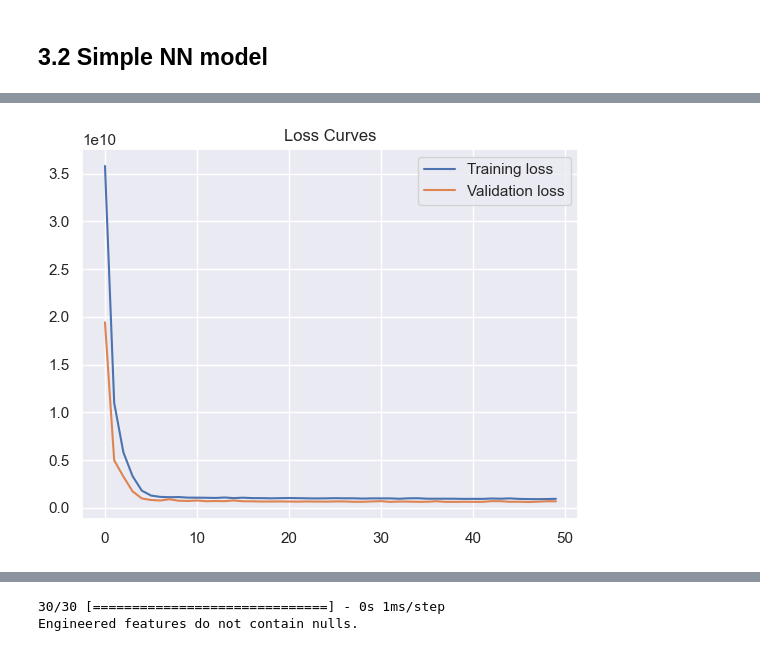
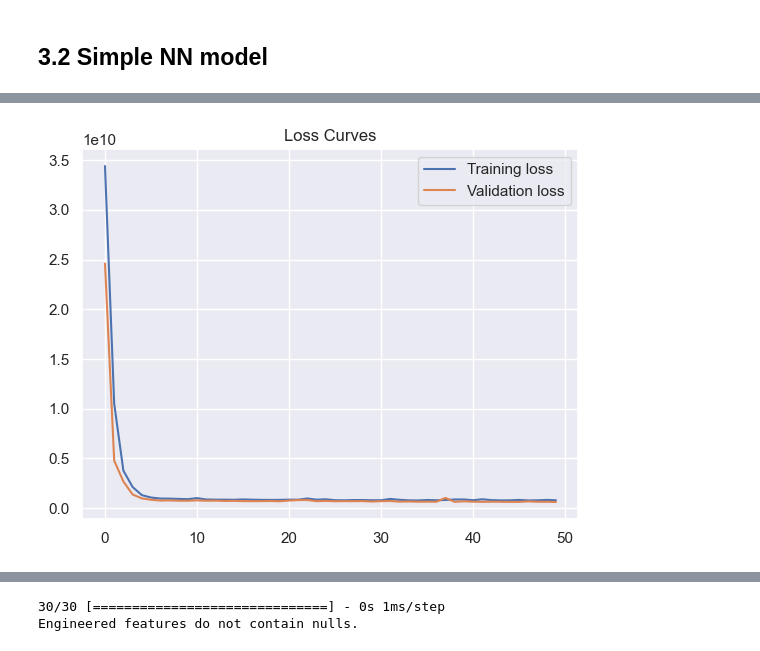
Before and after one commit to VasiliiOptimist/ml_house_prices, a Jupyter notebook: test.ipynb, the cells around one changed output, grey strips where cells are left out. Saved outputs shown, nothing was run; the diff lists cells and outputs as text; code cells hidden in the pictures.

```diff
--- a/test.ipynb
+++ b/test.ipynb
@@ -236,3 +282,10 @@ features.remove("TotRmsAbvGrd")
+# %%
+df.drop(
+    df.loc[(df["LotArea"] > 60000) & (~df["SalePrice"].isnull()), "LotArea"].index,
+    inplace=True,
+)
+
+df.loc[(df["LotArea"] > 23000), "LotArea"] = 23000
 # %% [markdown]
 <a id="2"></a>
 
@@ -273,6 +390,13 @@ for col in features[:-1]:
 # %%
-power = preprocessing.PowerTransformer()
-for_tranfrom = ["TotalBsmtSF", "1stFlrSF", "GrLivArea", "GarageArea"]
+power = preprocessing.PowerTransformer(standardize=False)
+for_tranfrom = [
+    "TotalBsmtSF",
+    "1stFlrSF",
+    "GrLivArea",
+    "GarageArea",
+    "LotFrontage",
+    "LotArea",
+]
 df_final[for_tranfrom] = power.fit_transform(df_final[for_tranfrom])
 df_final.head()
 # %% [output]
@@ -323,13 +444,17 @@ for_prediction = [
     "GarageArea",
     "1stFlrSF",
     "YearBuilt/Remod",
-    "FullBath",
+    # "FullBath",
+    "LotArea",
+    # 'GarageYrBlt',
+    "Fireplaces",
+    # 'LotFrontage',
     "SalePrice",
 ]
 
 df_features = df_final[for_prediction]
 # %%
-rng = 0
+rng = 1
 x = df_features[~df_features["SalePrice"].isna()][df_features.columns[:-1]]
 y = df_features[~df_features["SalePrice"].isna()]["SalePrice"]
 
@@ -392,7 +517,7 @@ model.add(keras.layers.Dense(units=1, activation="linear"))
 # Specify the optimizer using the TF API to specify the learning rate
 model.compile(
     optimizer=tf.optimizers.Adam(learning_rate=learning_rate),
-    loss="mse",
+    loss=tf.keras.losses.MeanSquaredError(),
 )
 
 # Train the model
@@ -408,5 +533,5 @@ trainHistory = model.fit(
 my_module.showRegressionResults(trainHistory)
 
 
-my_module.print_evaluate_regression(model.predict(x_test), y_test)
+my_module.print_evaluate_regression(y_test, model.predict(x_test))
 # %% [output]
@@ -418,5 +543,5 @@ RMSLE: 0.022890254253797242
 ______
-[figure, old version]
+[figure, new version]
 # %%
 import logging
 
```
Also changed, not shown: parts of 70 cells of this notebook, 1 other file.
